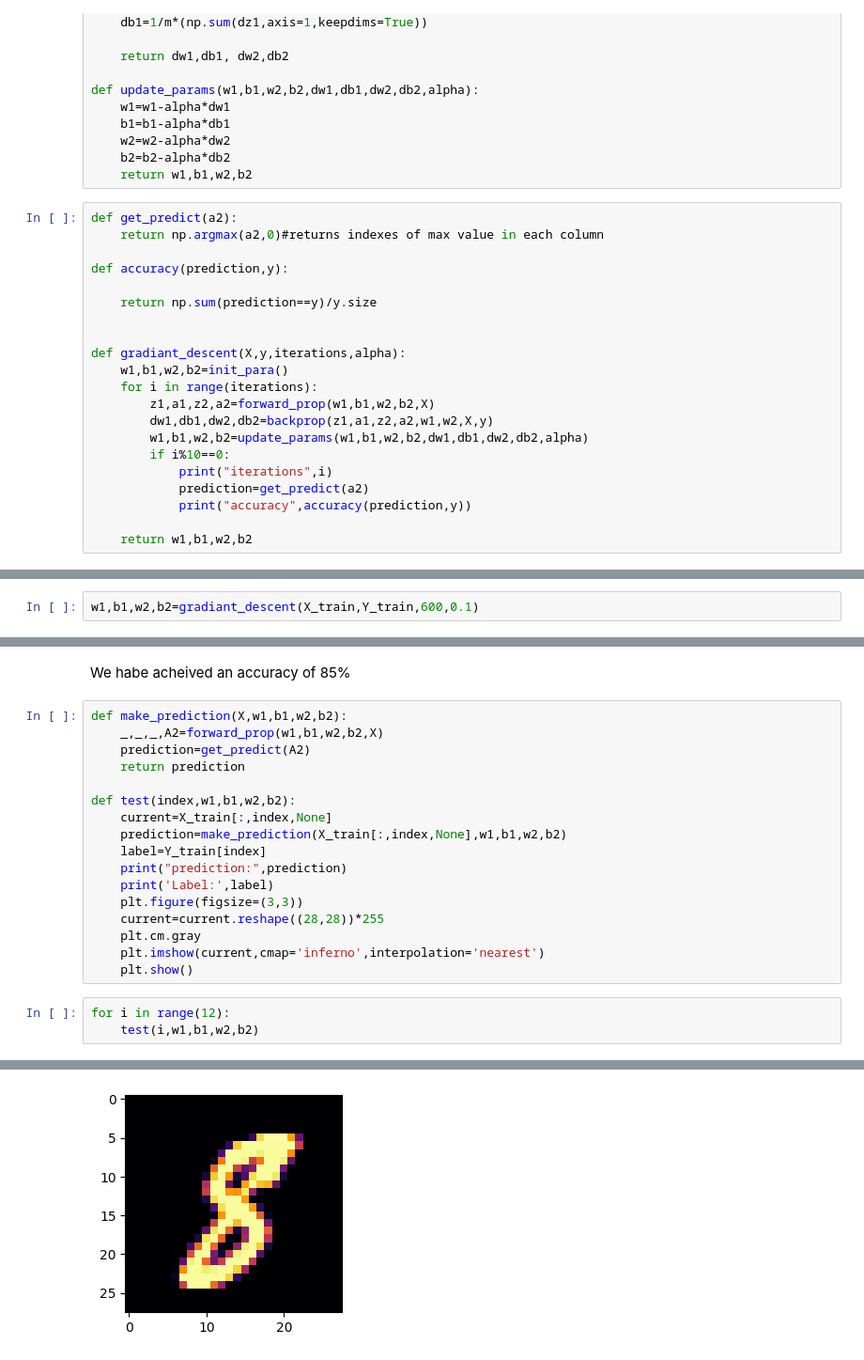
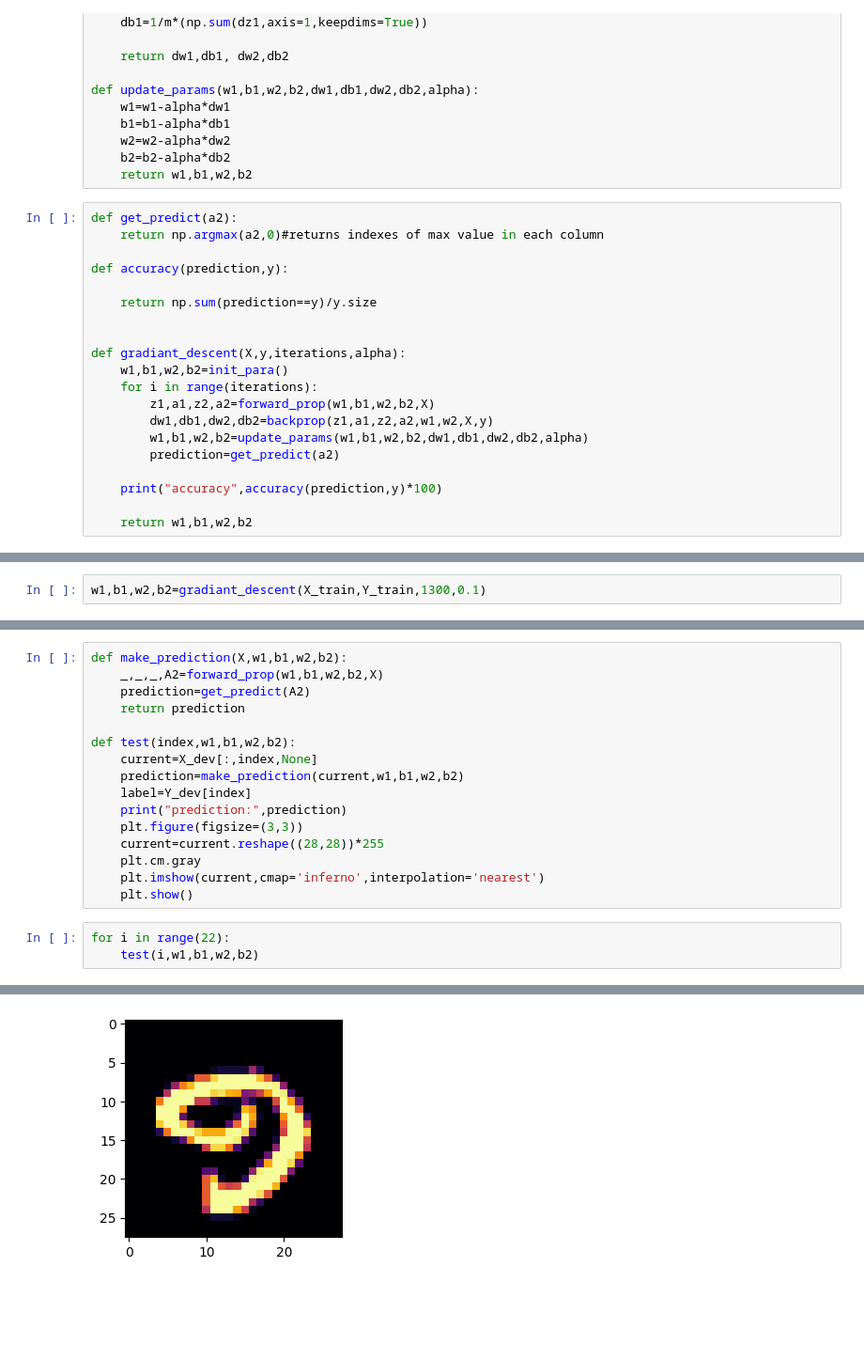
Before and after one commit to Maliksaad231224/Neural-Network-of-MNIST-Handwritten-Digits-Dataset-Using-Only-Numpy, a Jupyter notebook: MNIST Handwritten Neural Network.ipynb, the cells around one changed output, grey strips where cells are left out. Shown at 94% size. Saved outputs shown, nothing was run; the diff lists cells and outputs as text; blank space fills up the shorter version.

Commit message:
88% accuracy

```diff
--- a/MNIST Handwritten Neural Network.ipynb
+++ b/MNIST Handwritten Neural Network.ipynb
@@ -121,10 +121,9 @@ def gradiant_descent(X,y,iterations,alpha):
         z1,a1,z2,a2=forward_prop(w1,b1,w2,b2,X)
         dw1,db1,dw2,db2=backprop(z1,a1,z2,a2,w1,w2,X,y)
         w1,b1,w2,b2=update_params(w1,b1,w2,b2,dw1,db1,dw2,db2,alpha)
-        if i%10==0:
-            print("iterations",i)
-            prediction=get_predict(a2)
-            print("accuracy",accuracy(prediction,y))
+        prediction=get_predict(a2)
+
+    print("accuracy",accuracy(prediction,y)*100)
 
     return w1,b1,w2,b2
 # %% [markdown]
@@ -134,3 +133,3 @@ Training the model with 600 Iterations and a learning rate of 0.1
 # %%
-w1,b1,w2,b2=gradiant_descent(X_train,Y_train,600,0.1)
+w1,b1,w2,b2=gradiant_descent(X_train,Y_train,1300,0.1)
 # %% [output]
@@ -154,5 +137,3 @@ accuracy 0.8594634146341463
-# %% [markdown]
-We habe acheived an accuracy of 85%
 # %%
 def make_prediction(X,w1,b1,w2,b2):
     _,_,_,A2=forward_prop(w1,b1,w2,b2,X)
@@ -160,17 +141,16 @@ def make_prediction(X,w1,b1,w2,b2):
     return prediction
 
 def test(index,w1,b1,w2,b2):
-    current=X_train[:,index,None]
-    prediction=make_prediction(X_train[:,index,None],w1,b1,w2,b2)
-    label=Y_train[index]
+    current=X_dev[:,index,None]
+    prediction=make_prediction(current,w1,b1,w2,b2)
+    label=Y_dev[index]
     print("prediction:",prediction)
-    print('Label:',label)
     plt.figure(figsize=(3,3))
     current=current.reshape((28,28))*255
     plt.cm.gray
     plt.imshow(current,cmap='inferno',interpolation='nearest')
     plt.show()
 # %%
-for i in range(12):
+for i in range(22):
     test(i,w1,b1,w2,b2)
 # %% [output]
@@ -191 +166 @@ Label: 8
-[figure, old version]
+[figure, new version]
```
Also changed, not shown: parts of 4 cells of this notebook.
